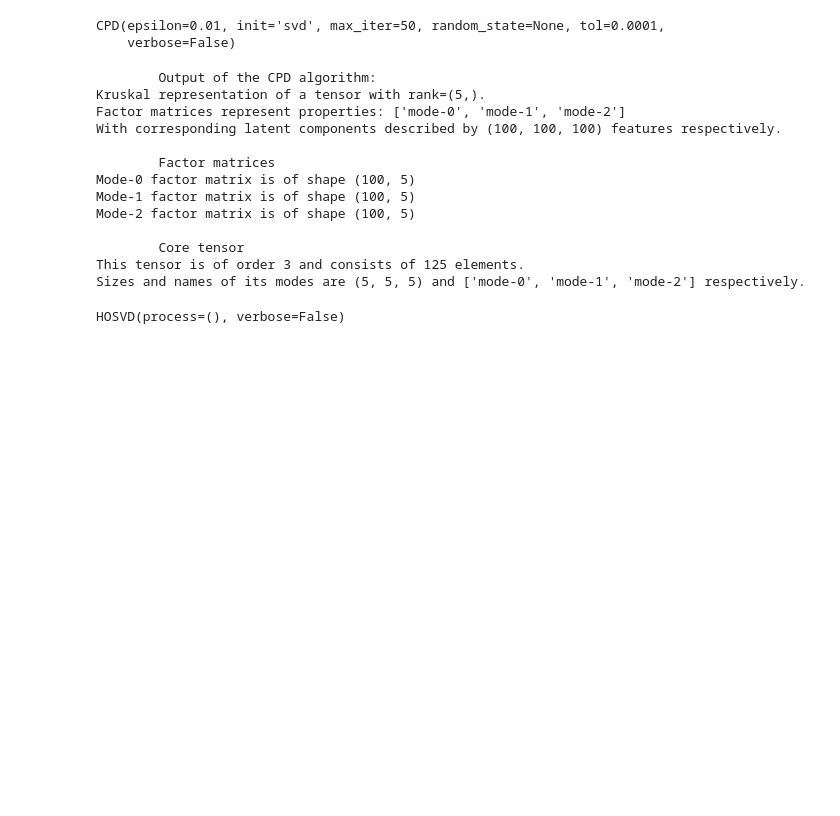
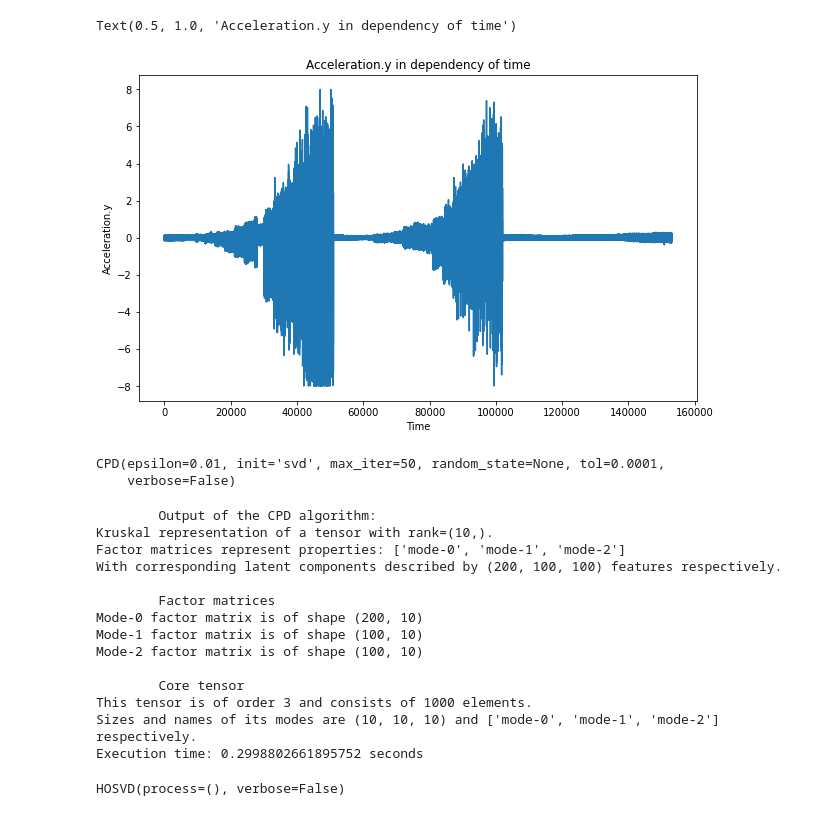
Before and after one commit to intsystems/MathematicalForecastingMethods, a Jupyter notebook: lab2/muzalevskiy/hottbox.ipynb, the cells around one changed output. Saved outputs shown, nothing was run; the diff lists cells and outputs as text; code cells hidden in the pictures; blank space fills up the shorter version.

```diff
--- a/lab2/muzalevskiy/hottbox.ipynb
+++ b/lab2/muzalevskiy/hottbox.ipynb
@@ -33,0 +58,10 @@ array([[[-9.28296123e-01,  8.54125478e-03,  3.78117934e+00, ...,
+# %%
+plt.figure(figsize=(10,6))
+
+plt.plot(df['y'])
+plt.xlabel("Time")
+plt.ylabel("Acceleration.y")
+plt.title("Acceleration.y in dependency of time")
+# %% [output]
+Text(0.5, 1.0, 'Acceleration.y in dependency of time')
+[figure, added]
@@ -40,9 +79,13 @@ alg
 CPD(epsilon=0.01, init='svd', max_iter=50, random_state=None, tol=0.0001,
     verbose=False)
 # %%
-kruskal_rank = (5,)
+kruskal_rank = (10,)
 
+st = time.time()
 tensor_cpd = alg.decompose(tensor, rank=kruskal_rank)
+et = time.time()
+
+
 print("\tOutput of the {} algorithm:".format(alg.name))
 print(tensor_cpd)
 
@@ -52,20 +95,24 @@ for mode, fmat in enumerate(tensor_cpd.fmat):
 
 print('\n\tCore tensor')
 print(tensor_cpd.core)
+
+elapsed_time = et - st
+print('Execution time:', elapsed_time, 'seconds')
 # %% [output]
         Output of the CPD algorithm:
-Kruskal representation of a tensor with rank=(5,).
+Kruskal representation of a tensor with rank=(10,).
 Factor matrices represent properties: ['mode-0', 'mode-1', 'mode-2']
-With corresponding latent components described by (100, 100, 100) features respectively.
+With corresponding latent components described by (200, 100, 100) features respectively.
 
         Factor matrices
-Mode-0 factor matrix is of shape (100, 5)
-Mode-1 factor matrix is of shape (100, 5)
-Mode-2 factor matrix is of shape (100, 5)
+Mode-0 factor matrix is of shape (200, 10)
+Mode-1 factor matrix is of shape (100, 10)
+Mode-2 factor matrix is of shape (100, 10)
 
         Core tensor
-This tensor is of order 3 and consists of 125 elements.
-Sizes and names of its modes are (5, 5, 5) and ['mode-0', 'mode-1', 'mode-2'] respectively.
+This tensor is of order 3 and consists of 1000 elements.
+Sizes and names of its modes are (10, 10, 10) and ['mode-0', 'mode-1', 'mode-2'] respectively.
+Execution time: 0.2998802661895752 seconds
 # %%
 alg = HOSVD()
 alg
```
Also changed, not shown: parts of 17 cells of this notebook, 1 other file.
